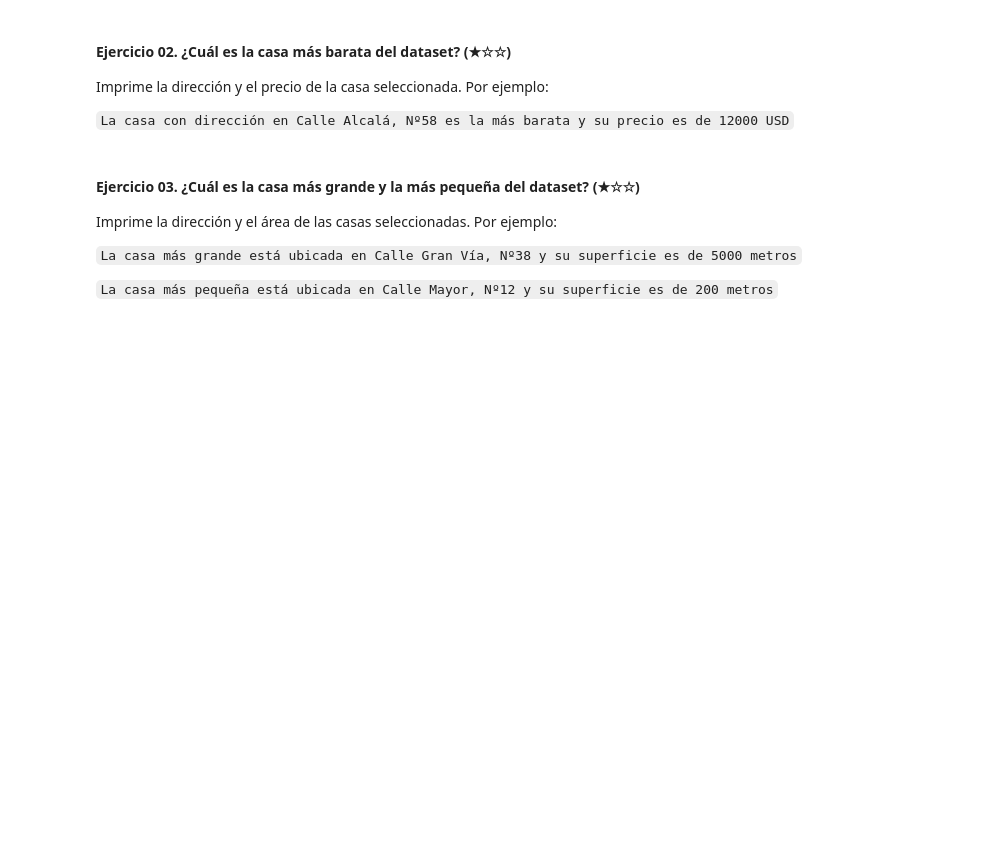
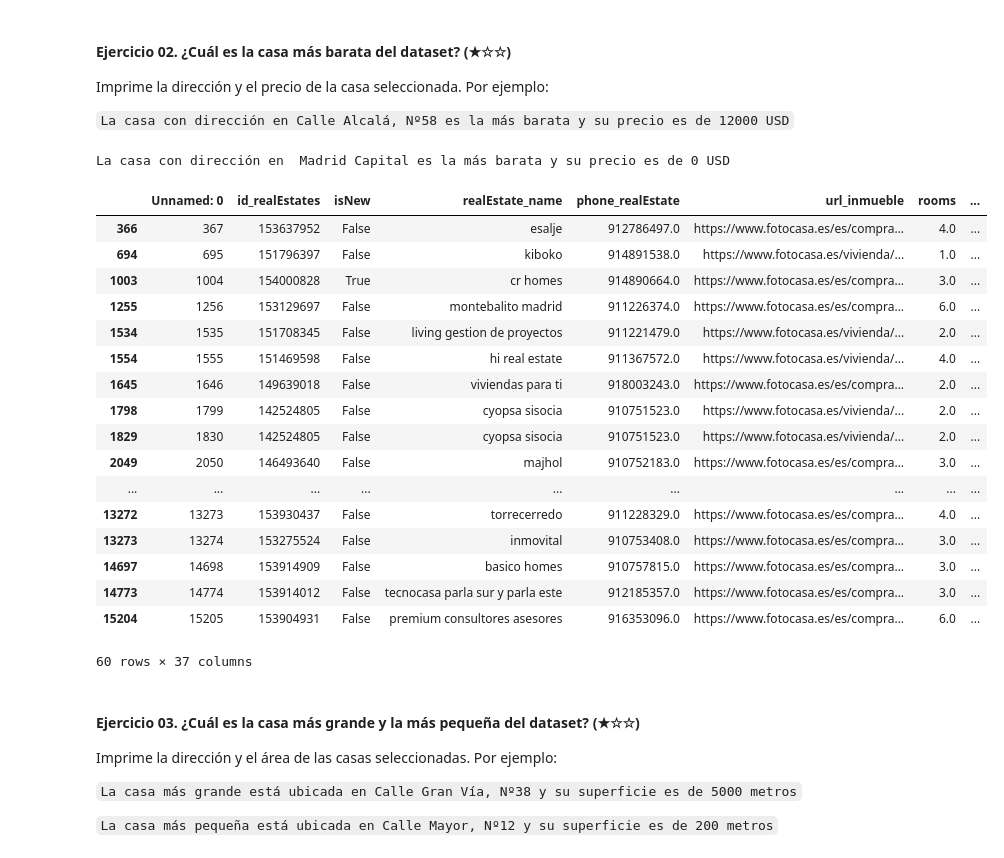
Before and after one commit to bartowen/realestate-datacleanup-exercise, a Jupyter notebook: project.es.ipynb, the cells around one changed output. Cells and saved outputs as stored; diff of their text form; code cells hidden in the pictures; blank space fills up the shorter version.

```diff
--- a/project.es.ipynb
+++ b/project.es.ipynb
@@ -67,6 +67,41 @@ Imprime la dirección y el precio de la casa seleccionada. Por ejemplo:
 `La casa con dirección en Calle Alcalá, Nº58 es la más barata y su precio es de 12000 USD`
 # %%
 # TODO
+
+casa_mas_barata = ds.sort_values('price', ascending=True).iloc[0]
+
+direccion = casa_mas_barata['address']
+
+precio = casa_mas_barata['price']
+
+print(f'La casa con dirección en {direccion} es la más barata y su precio es de {precio} USD')
+# %% [output]
+La casa con dirección en  Madrid Capital es la más barata y su precio es de 0 USD
+# %%
+# revisar las casa con valor = 0 USD
+
+casas_con_precio_cero = ds[ds['price'] == 0]
+
+casas_con_precio_cero
+# %% [output]
+|  | Unnamed: 0 | id_realEstates | isNew | realEstate_name | phone_realEstate | url_inmueble | rooms | ... |
+| 366 | 367 | 153637952 | False | esalje | 912786497.0 | https://www.fotocasa.es/es/compra... | 4.0 | ... |
+| 694 | 695 | 151796397 | False | kiboko | 914891538.0 | https://www.fotocasa.es/vivienda/... | 1.0 | ... |
+| 1003 | 1004 | 154000828 | True | cr homes | 914890664.0 | https://www.fotocasa.es/es/compra... | 3.0 | ... |
+| 1255 | 1256 | 153129697 | False | montebalito madrid | 911226374.0 | https://www.fotocasa.es/es/compra... | 6.0 | ... |
+| 1534 | 1535 | 151708345 | False | living gestion de proyectos | 911221479.0 | https://www.fotocasa.es/vivienda/... | 2.0 | ... |
+| 1554 | 1555 | 151469598 | False | hi real estate | 911367572.0 | https://www.fotocasa.es/vivienda/... | 4.0 | ... |
+| 1645 | 1646 | 149639018 | False | viviendas para ti | 918003243.0 | https://www.fotocasa.es/es/compra... | 2.0 | ... |
+| 1798 | 1799 | 142524805 | False | cyopsa sisocia | 910751523.0 | https://www.fotocasa.es/vivienda/... | 2.0 | ... |
+| 1829 | 1830 | 142524805 | False | cyopsa sisocia | 910751523.0 | https://www.fotocasa.es/vivienda/... | 2.0 | ... |
+| 2049 | 2050 | 146493640 | False | majhol | 910752183.0 | https://www.fotocasa.es/es/compra... | 3.0 | ... |
+| ... | ... | ... | ... | ... | ... | ... | ... | ... |
+| 13272 | 13273 | 153930437 | False | torrecerredo | 911228329.0 | https://www.fotocasa.es/es/compra... | 4.0 | ... |
+| 13273 | 13274 | 153275524 | False | inmovital | 910753408.0 | https://www.fotocasa.es/es/compra... | 3.0 | ... |
+| 14697 | 14698 | 153914909 | False | basico homes | 910757815.0 | https://www.fotocasa.es/es/compra... | 3.0 | ... |
+| 14773 | 14774 | 153914012 | False | tecnocasa parla sur y parla este | 912185357.0 | https://www.fotocasa.es/es/compra... | 3.0 | ... |
+| 15204 | 15205 | 153904931 | False | premium consultores asesores | 916353096.0 | https://www.fotocasa.es/es/compra... | 6.0 | ... |
+60 rows × 37 columns
 # %% [markdown]
 #### Ejercicio 03. ¿Cuál es la casa más grande y la más pequeña del dataset? (★☆☆)
 
```
